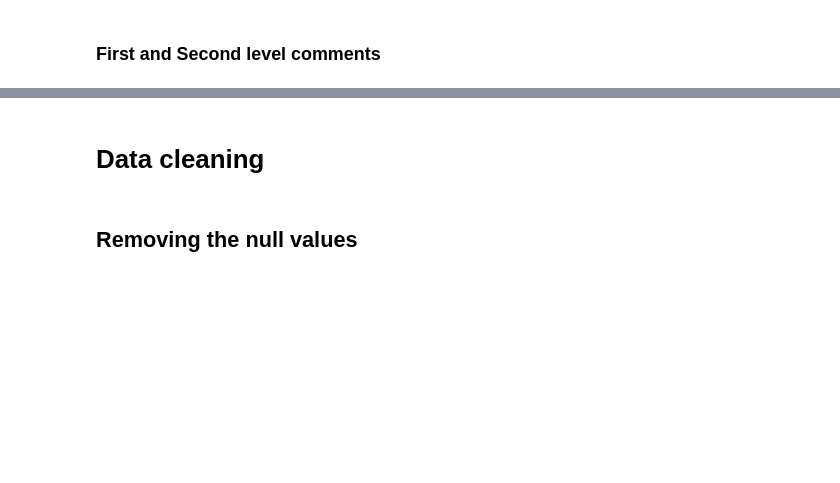
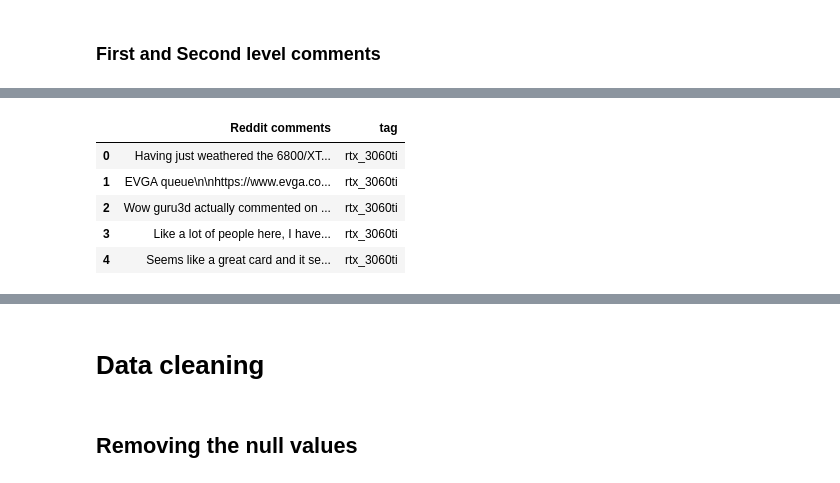
Before and after one commit to kumereshN/dsiprojects, a Jupyter notebook: capstone/01_Capstone_Data_Extraction_Reddit.ipynb, the cells around one changed output, grey strips where cells are left out. Cells and saved outputs as stored; diff of their text form; code cells hidden in the pictures; blank space fills up the shorter version.

```diff
--- a/capstone/01_Capstone_Data_Extraction_Reddit.ipynb
+++ b/capstone/01_Capstone_Data_Extraction_Reddit.ipynb
@@ -541,0 +253,10 @@ GPU_df.to_csv('./amazon dataset/gpu_df_1.csv')
+# %%
+gpu_df = pd.read_csv('./reddit dataset/rtx_3060ti.csv')
+gpu_df.head()
+# %% [output]
+|  | Reddit comments | tag |
+| 0 | Having just weathered the 6800/XT... | rtx_3060ti |
+| 1 | EVGA queue\n\nhttps://www.evga.co... | rtx_3060ti |
+| 2 | Wow guru3d actually commented on ... | rtx_3060ti |
+| 3 | Like a lot of people here, I have... | rtx_3060ti |
+| 4 | Seems like a great card and it se... | rtx_3060ti |
```
Also changed, not shown: parts of 119 cells of this notebook, 7 other files.
